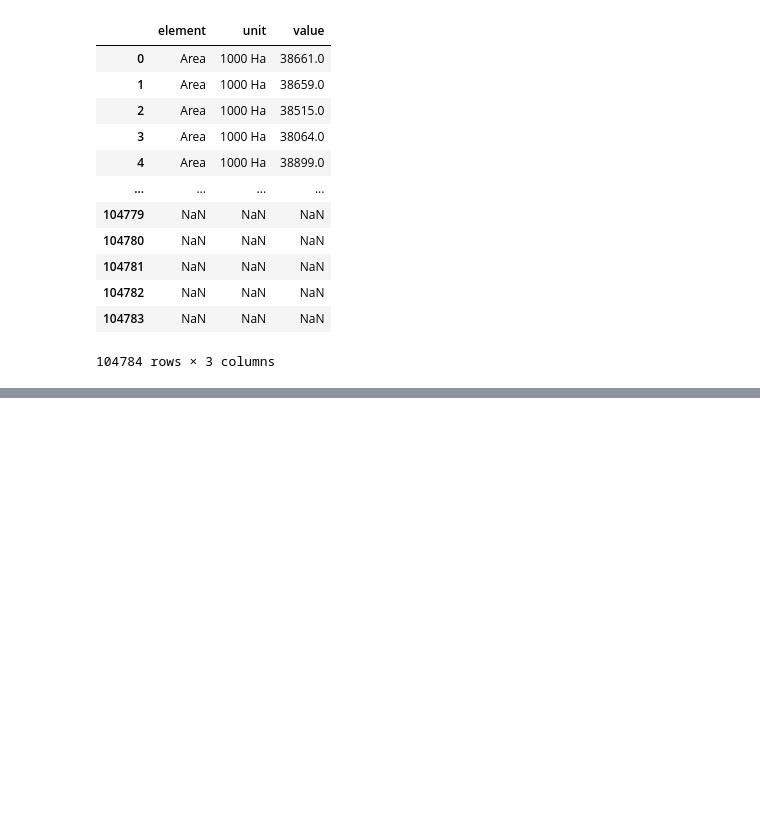
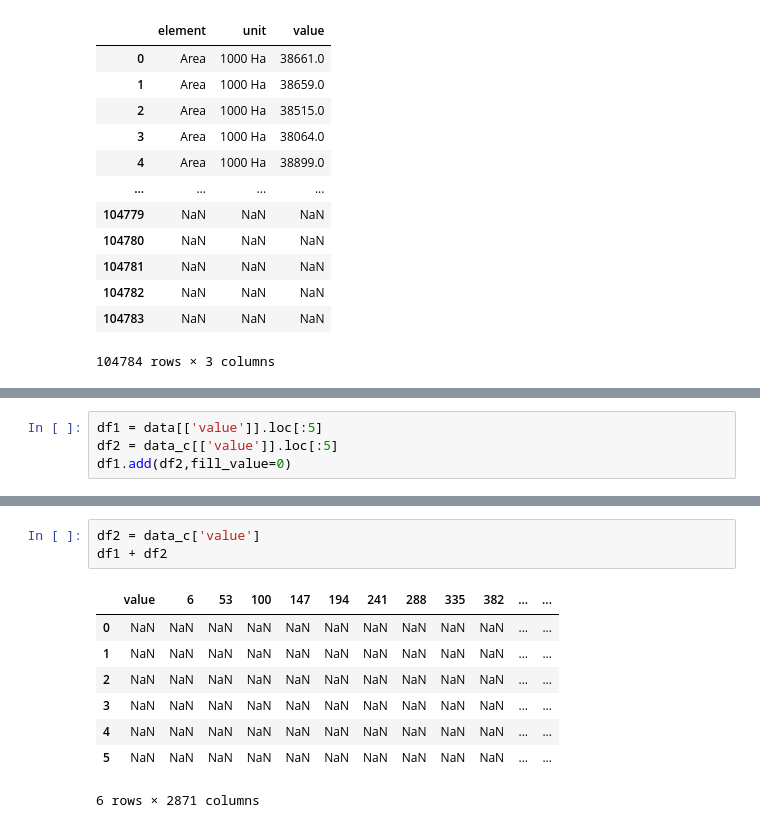
Before and after one commit to ashen007/pandas_data_analysis, a Jupyter notebook: getting started.ipynb, the cells around one changed output, grey strips where cells are left out. Drawn from its saved outputs; the diff is of its cells as text; blank space fills up the shorter version.

```diff
--- a/getting started.ipynb
+++ b/getting started.ipynb
@@ -275,0 +357,4 @@ TypeError: cannot do slice indexing on RangeIndex with these indexers [element_c
+# %%
+df1 = data[['value']].loc[:5]
+df2 = data_c[['value']].loc[:5]
+df1.add(df2,fill_value=0)
@@ -275,0 +369,12 @@ TypeError: cannot do slice indexing on RangeIndex with these indexers [element_c
+# %%
+df2 = data_c['value']
+df1 + df2
+# %% [output]
+|  | value | 6 | 53 | 100 | 147 | 194 | 241 | 288 | 335 | 382 | ... | ... |
+| 0 | NaN | NaN | NaN | NaN | NaN | NaN | NaN | NaN | NaN | NaN | ... | ... |
+| 1 | NaN | NaN | NaN | NaN | NaN | NaN | NaN | NaN | NaN | NaN | ... | ... |
+| 2 | NaN | NaN | NaN | NaN | NaN | NaN | NaN | NaN | NaN | NaN | ... | ... |
+| 3 | NaN | NaN | NaN | NaN | NaN | NaN | NaN | NaN | NaN | NaN | ... | ... |
+| 4 | NaN | NaN | NaN | NaN | NaN | NaN | NaN | NaN | NaN | NaN | ... | ... |
+| 5 | NaN | NaN | NaN | NaN | NaN | NaN | NaN | NaN | NaN | NaN | ... | ... |
+6 rows × 2871 columns
```
Also changed, not shown: parts of 9 cells of this notebook.
